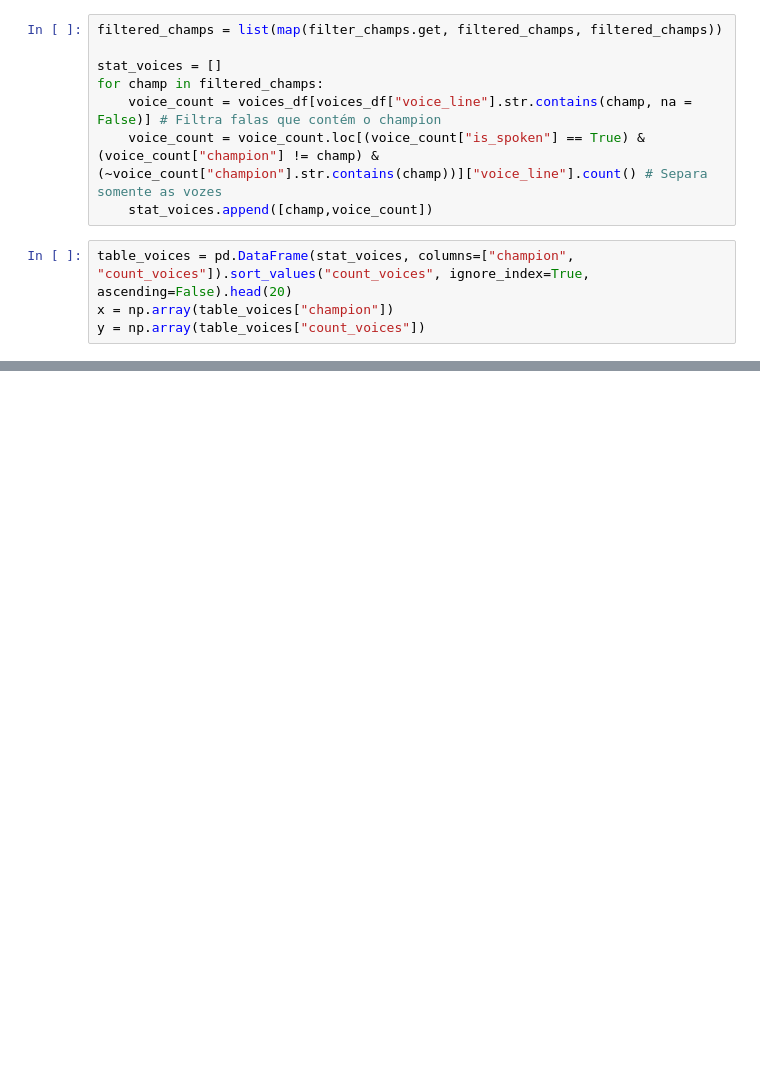
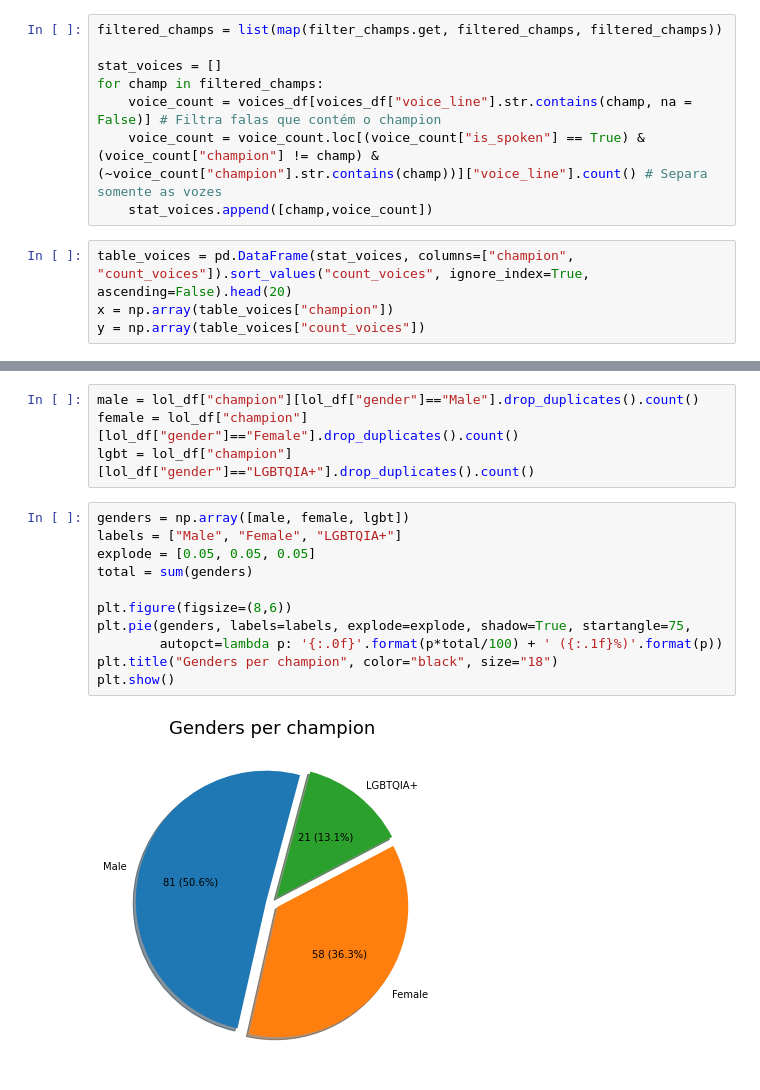
Before and after one commit to gabrielcordeiro2/LOL-Champion-Analysis, a Jupyter notebook: Data Analysis.ipynb, the cells around one changed output, grey strips where cells are left out. Cells and saved outputs as stored; diff of their text form; blank space fills up the shorter version.

```diff
--- a/Data Analysis.ipynb
+++ b/Data Analysis.ipynb
@@ -62,0 +67,17 @@ plt.show()
+# %%
+male = lol_df["champion"][lol_df["gender"]=="Male"].drop_duplicates().count()
+female = lol_df["champion"][lol_df["gender"]=="Female"].drop_duplicates().count()
+lgbt = lol_df["champion"][lol_df["gender"]=="LGBTQIA+"].drop_duplicates().count()
+# %%
+genders = np.array([male, female, lgbt])
+labels = ["Male", "Female", "LGBTQIA+"]
+explode = [0.05, 0.05, 0.05]
+total = sum(genders)
+
+plt.figure(figsize=(8,6))
+plt.pie(genders, labels=labels, explode=explode, shadow=True, startangle=75,
+        autopct=lambda p: '{:.0f}'.format(p*total/100) + ' ({:.1f}%)'.format(p))
+plt.title("Genders per champion", color="black", size="18")
+plt.show()
+# %% [output]
+[figure, added]
```
Also changed, not shown: parts of 3 cells of this notebook.
